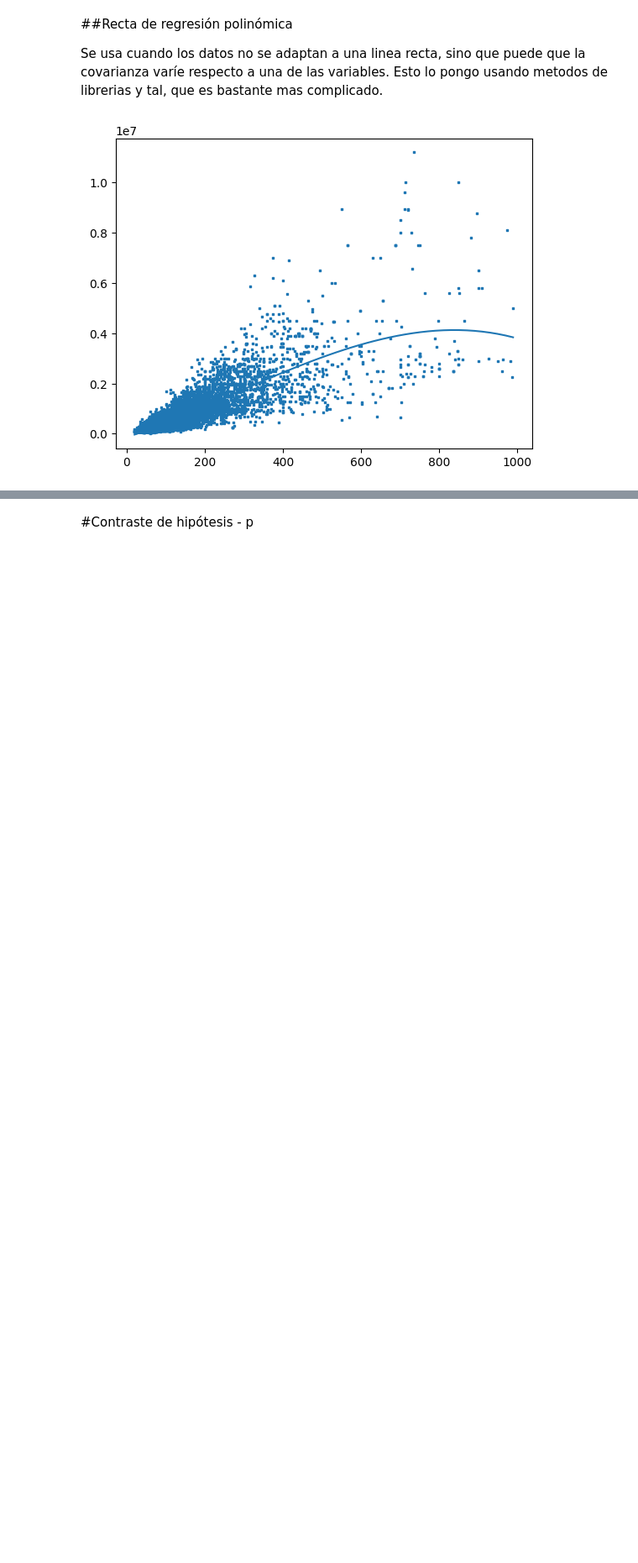
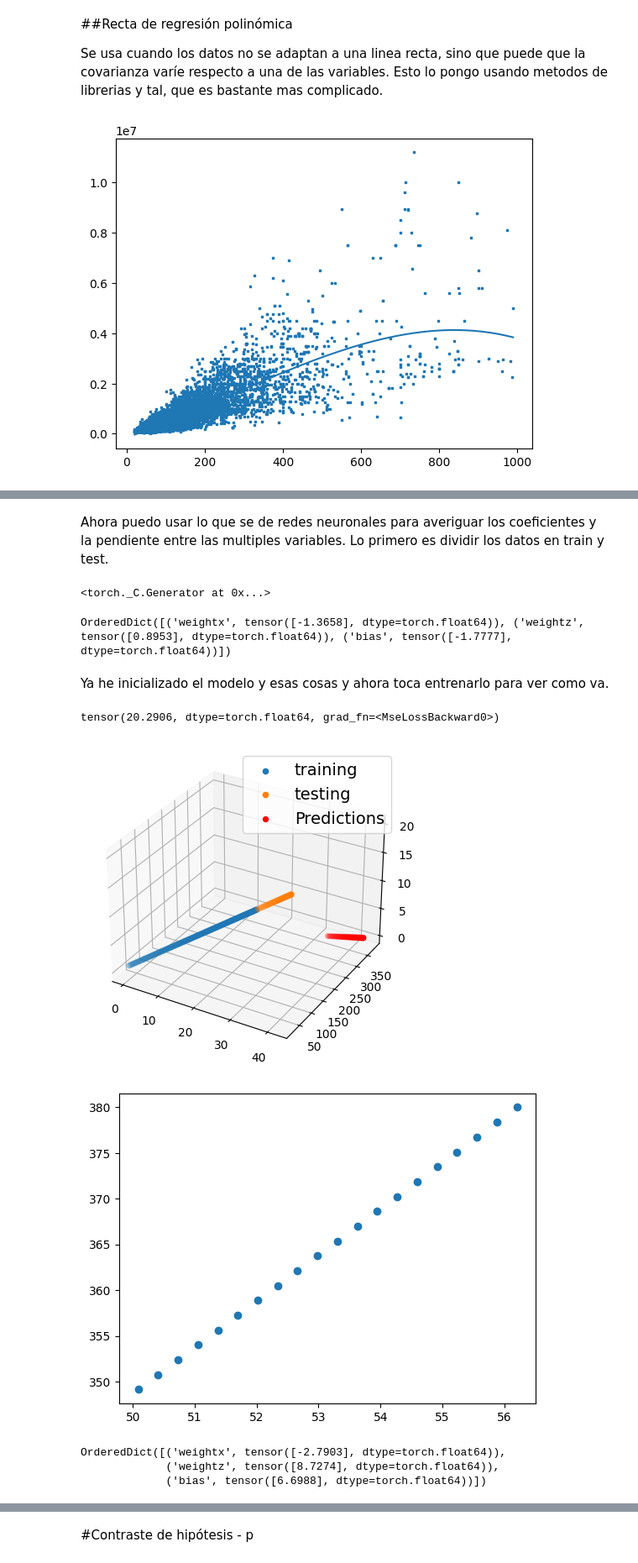
Before and after one commit to IvanInRainbows/NLP, a Jupyter notebook: Estadistica_para_ML.ipynb, the cells around one changed output, grey strips where cells are left out. Shown at 84% size. Cells and saved outputs as stored; diff of their text form; code cells hidden in the pictures; blank space fills up the shorter version.

```diff
--- a/Estadistica_para_ML.ipynb
+++ b/Estadistica_para_ML.ipynb
@@ -411,0 +460,78 @@ plt.scatter(testAge, mymodel(testAge))
+# %% [markdown]
+Ahora puedo usar lo que se de redes neuronales para averiguar los coeficientes y la pendiente entre las multiples variables. Lo primero es dividir los datos en train y test.
+# %%
+split_point = int(0.8 * len(multReg["x"]))
+x_train, y_train, z_train = multReg["x"][0:split_point], multReg["y"][0:split_point], multReg["z"][0:split_point]
+x_test, y_test, z_test = multReg["x"][split_point:], multReg["y"][split_point:], multReg["z"][split_point:]
+len(x_train), len(y_train), len(y_test), len(x_test)
+torch.manual_seed(236264)
+# %% [output]
+<torch._C.Generator at 0x...>
+# %%
+class LinearRegMultiModel(nn.Module):
+  def __init__(self, *args, **kwargs) -> None:
+    super().__init__(*args, **kwargs)
+    self.weightx = nn.Parameter(torch.randn(1, requires_grad=True, dtype=torch.float))
+    self.weightz = nn.Parameter(torch.randn(1, requires_grad=True, dtype=torch.float))
+    self.bias = nn.Parameter(torch.randn(1, requires_grad=True, dtype=torch.float))
+    self.double()
+
+  #Metodo para definir la computacion del modelo
+  def forward(self, x: torch.Tensor, z: torch.Tensor)->torch.Tensor: #X es los datos de entrenamiento
+    return self.weightx * x + self.weightz * z + self.bias #<-- recta de regresión
+
+def plot_predict3d(x_train, y_train, z_train, x_test, y_test, z_test, predictions = None):
+      fig = plt.figure()
+      ax = fig.add_subplot(111, projection='3d')
+      ax.scatter(x_train, y_train, z_train, label = "training")
+      ax.scatter(x_test, y_test, z_test, label = "testing")
+      if predictions != None:
+        plt.scatter(x_test, predictions,z_test, c="r", label="Predictions")
+      plt.legend(prop={"size":14})
+      plt.show()
+
+def plot_predict(x_train, y_train, z_train, x_test, y_test, z_test, predictions = None):
+  plt.scatter(x_train, y_train, c="b", s=4, label="Training Data")
+  plt.scatter(x_test, y_test, c="g", s=4, label="Test Data")
+  if predictions != None:
+    plt.scatter(x_test, predictions, c="r", s=4, label="Predictions")
+  plt.legend(prop={"size":14})
+
+multivar_model = LinearRegMultiModel()
+loss_fn = nn.MSELoss()
+optimizer = torch.optim.SGD(params=multivar_model.parameters(), lr=0.0001)
+print(multivar_model.state_dict())
+# %% [output]
+OrderedDict([('weightx', tensor([-1.3658], dtype=torch.float64)), ('weightz', tensor([0.8953], dtype=torch.float64)), ('bias', tensor([-1.7777], dtype=torch.float64))])
+# %% [markdown]
+Ya he inicializado el modelo y esas cosas y ahora toca entrenarlo para ver como va.
+# %%
+for i in range(1000):
+  multivar_model.train()
+  #1. Forward
+  y_prediction = multivar_model(torch.from_numpy(x_train), torch.from_numpy(z_train))
+  #2. Funcion de error
+  loss = loss_fn(y_prediction, torch.from_numpy(y_train))
+  #3. Optimizer 0grad
+  optimizer.zero_grad()
+  #4. Backpropagation
+  loss.backward()
+  #5. Optimizar los valores
+  optimizer.step() #Los cambios en los parametros que realiza el optimizador se acumulan si se ejecutan varias veces, de ahi que se restablezcan en el paso 3
+
+  multivar_model.eval()
+
+print(loss)
+y_prediction = multivar_model(torch.from_numpy(x_test), torch.from_numpy(y_test))
+with torch.inference_mode():
+  plot_predict3d(x_train,y_train, z_train, x_test, y_test, z_test, predictions = y_prediction)
+  plt.scatter(y_test, y_prediction)
+  plt.show()
+multivar_model.state_dict()
+# %% [output]
+tensor(20.2906, dtype=torch.float64, grad_fn=<MseLossBackward0>)
+[figure, added]
+[figure, added]
+OrderedDict([('weightx', tensor([-2.7903], dtype=torch.float64)),
+             ('weightz', tensor([8.7274], dtype=torch.float64)),
+             ('bias', tensor([6.6988], dtype=torch.float64))])
```
Also changed, not shown: parts of 22 cells of this notebook, 7 other files.
